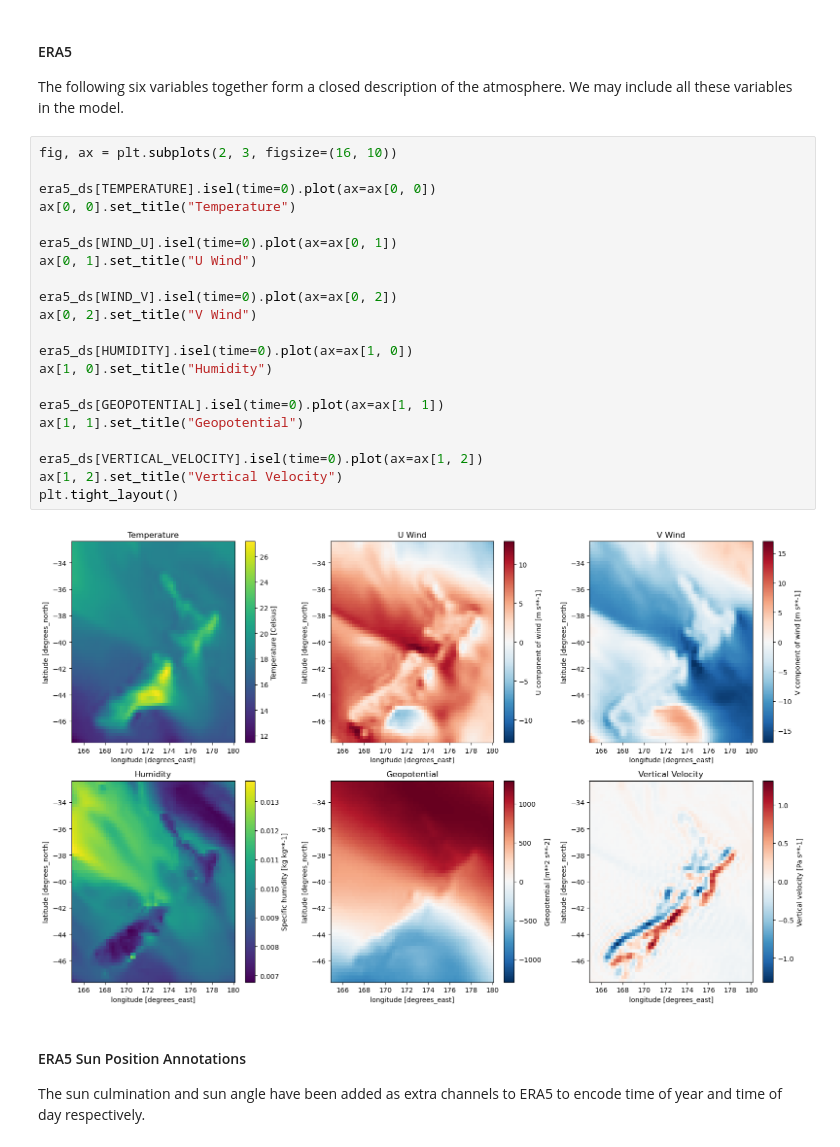
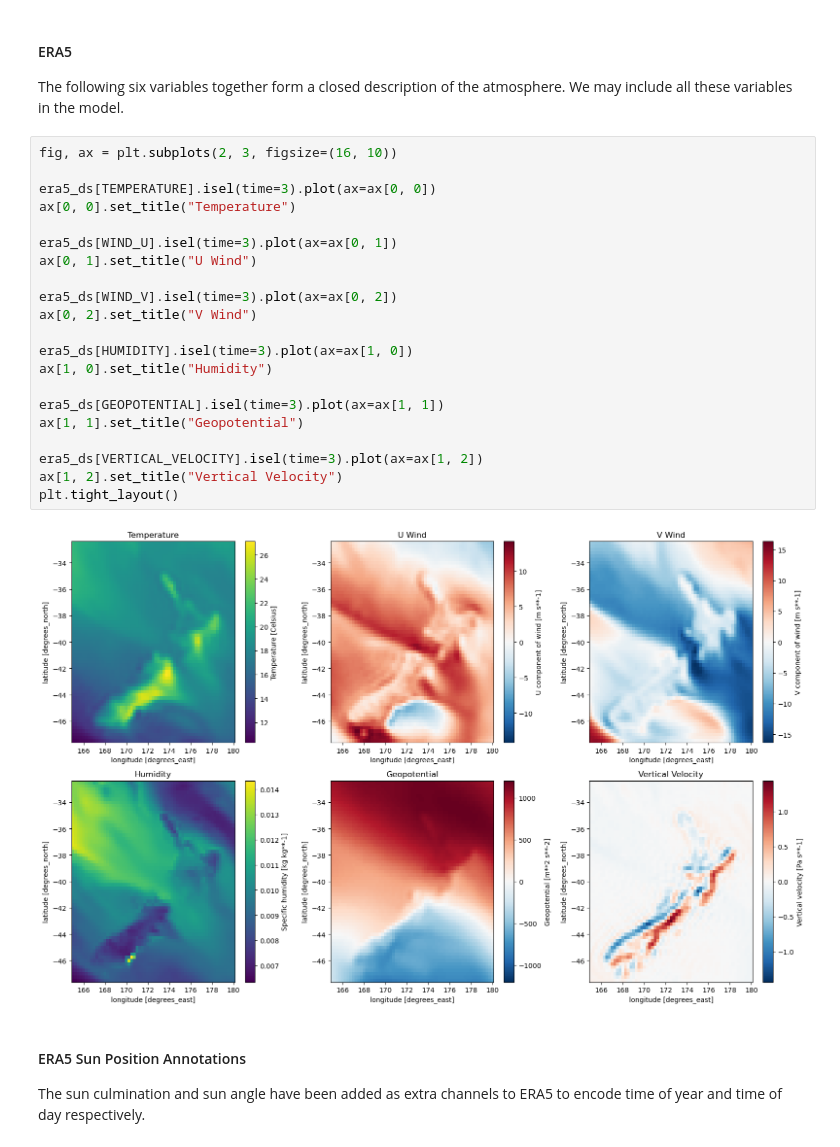
Before and after one commit to LennoxC/convcnp-assim-nz, a Jupyter notebook: notebooks/experiment4/experiment4_nzra_target.ipynb, the cells around one changed output. Cells and saved outputs as stored; diff of their text form.

```diff
--- a/notebooks/experiment4/experiment4_nzra_target.ipynb
+++ b/notebooks/experiment4/experiment4_nzra_target.ipynb
@@ -301,26 +317,26 @@ The following six variables together form a closed description of the atmosphere
 # %%
 fig, ax = plt.subplots(2, 3, figsize=(16, 10))
 
-era5_ds[TEMPERATURE].isel(time=0).plot(ax=ax[0, 0])
+era5_ds[TEMPERATURE].isel(time=3).plot(ax=ax[0, 0])
 ax[0, 0].set_title("Temperature")
 
-era5_ds[WIND_U].isel(time=0).plot(ax=ax[0, 1])
+era5_ds[WIND_U].isel(time=3).plot(ax=ax[0, 1])
 ax[0, 1].set_title("U Wind")
 
-era5_ds[WIND_V].isel(time=0).plot(ax=ax[0, 2])
+era5_ds[WIND_V].isel(time=3).plot(ax=ax[0, 2])
 ax[0, 2].set_title("V Wind")
 
-era5_ds[HUMIDITY].isel(time=0).plot(ax=ax[1, 0])
+era5_ds[HUMIDITY].isel(time=3).plot(ax=ax[1, 0])
 ax[1, 0].set_title("Humidity")
 
-era5_ds[GEOPOTENTIAL].isel(time=0).plot(ax=ax[1, 1])
+era5_ds[GEOPOTENTIAL].isel(time=3).plot(ax=ax[1, 1])
 ax[1, 1].set_title("Geopotential")
 
-era5_ds[VERTICAL_VELOCITY].isel(time=0).plot(ax=ax[1, 2])
+era5_ds[VERTICAL_VELOCITY].isel(time=3).plot(ax=ax[1, 2])
 ax[1, 2].set_title("Vertical Velocity")
 plt.tight_layout()
 # %% [output]
-[figure, old version]
+[figure, new version]
 # %% [markdown]
 #### ERA5 Sun Position Annotations
 
```
Also changed, not shown: parts of 21 cells of this notebook, 3 other files.
